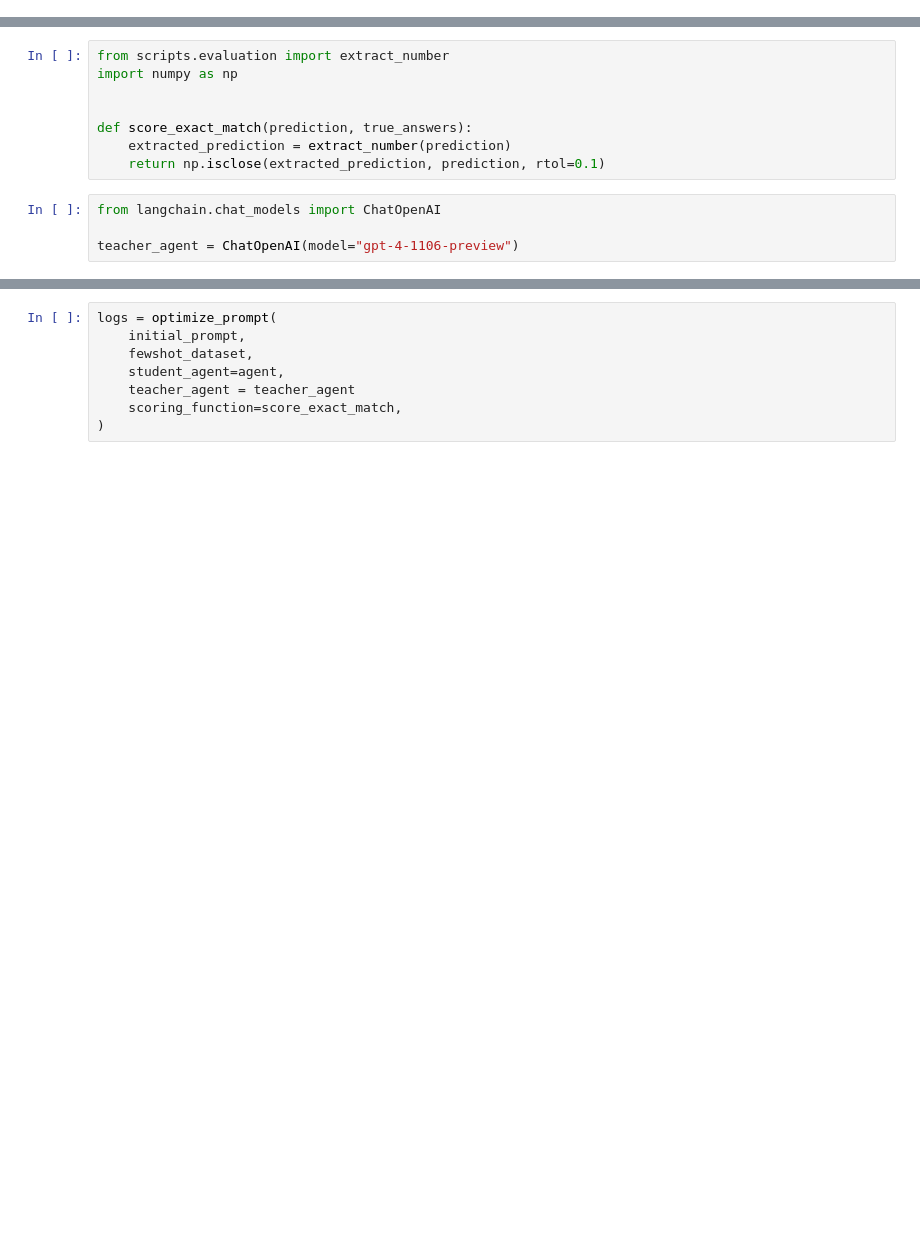
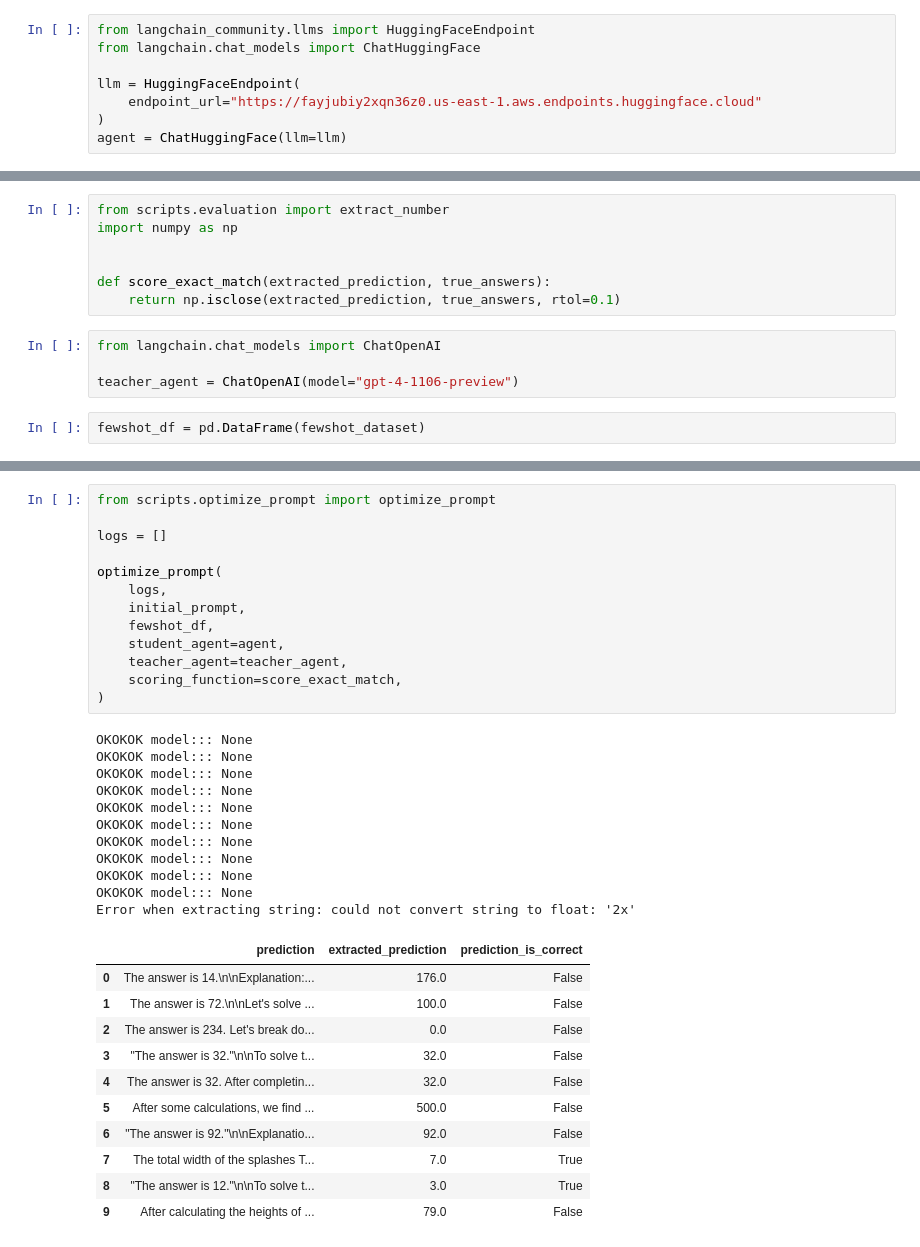
Before and after one commit to aymeric-roucher/benchmark_agents, a Jupyter notebook: test_prompt_optimizer.ipynb, the cells around one changed output, grey strips where cells are left out. Drawn from its saved outputs; the diff is of its cells as text; blank space fills up the shorter version.

Commit message:
Add working prompt optimizer

```diff
--- a/test_prompt_optimizer.ipynb
+++ b/test_prompt_optimizer.ipynb
@@ -38,0 +39,8 @@ Login successful
+# %%
+from langchain_community.llms import HuggingFaceEndpoint
+from langchain.chat_models import ChatHuggingFace
+
+llm = HuggingFaceEndpoint(
+    endpoint_url="https://fayjubiy2xqn36z0.us-east-1.aws.endpoints.huggingface.cloud"
+)
+agent = ChatHuggingFace(llm=llm)
@@ -52,10 +61,11 @@ from scripts.evaluation import extract_number
 import numpy as np
 
 
-def score_exact_match(prediction, true_answers):
-    extracted_prediction = extract_number(prediction)
-    return np.isclose(extracted_prediction, prediction, rtol=0.1)
+def score_exact_match(extracted_prediction, true_answers):
+    return np.isclose(extracted_prediction, true_answers, rtol=0.1)
 # %%
 from langchain.chat_models import ChatOpenAI
 
 teacher_agent = ChatOpenAI(model="gpt-4-1106-preview")
+# %%
+fewshot_df = pd.DataFrame(fewshot_dataset)
@@ -62,8 +78,36 @@ teacher_agent = ChatOpenAI(model="gpt-4-1106-preview")
 # %%
-logs = optimize_prompt(
+from scripts.optimize_prompt import optimize_prompt
+
+logs = []
+
+optimize_prompt(
+    logs,
     initial_prompt,
-    fewshot_dataset,
+    fewshot_df,
     student_agent=agent,
-    teacher_agent = teacher_agent
+    teacher_agent=teacher_agent,
     scoring_function=score_exact_match,
 )
+# %% [output]
+OKOKOK model::: None
+OKOKOK model::: None
+OKOKOK model::: None
+OKOKOK model::: None
+OKOKOK model::: None
+OKOKOK model::: None
+OKOKOK model::: None
+OKOKOK model::: None
+OKOKOK model::: None
+OKOKOK model::: None
+Error when extracting string: could not convert string to float: '2x'
+|  | prediction | extracted_prediction | prediction_is_correct |
+| 0 | The answer is 14.\n\nExplanation:... | 176.0 | False |
+| 1 | The answer is 72.\n\nLet's solve ... | 100.0 | False |
+| 2 | The answer is 234. Let's break do... | 0.0 | False |
+| 3 | "The answer is 32."\n\nTo solve t... | 32.0 | False |
+| 4 | The answer is 32. After completin... | 32.0 | False |
+| 5 | After some calculations, we find ... | 500.0 | False |
+| 6 | "The answer is 92."\n\nExplanatio... | 92.0 | False |
+| 7 | The total width of the splashes T... | 7.0 | True |
+| 8 | "The answer is 12."\n\nTo solve t... | 3.0 | True |
+| 9 | After calculating the heights of ... | 79.0 | False |
```
Also changed, not shown: parts of 17 cells of this notebook, 2 other files.
